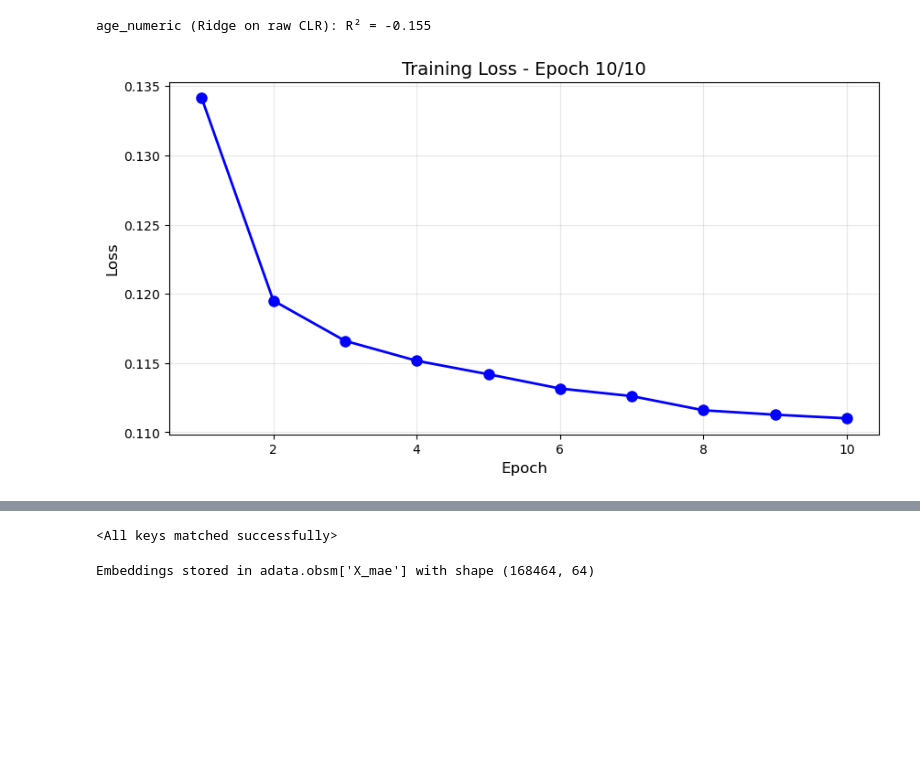
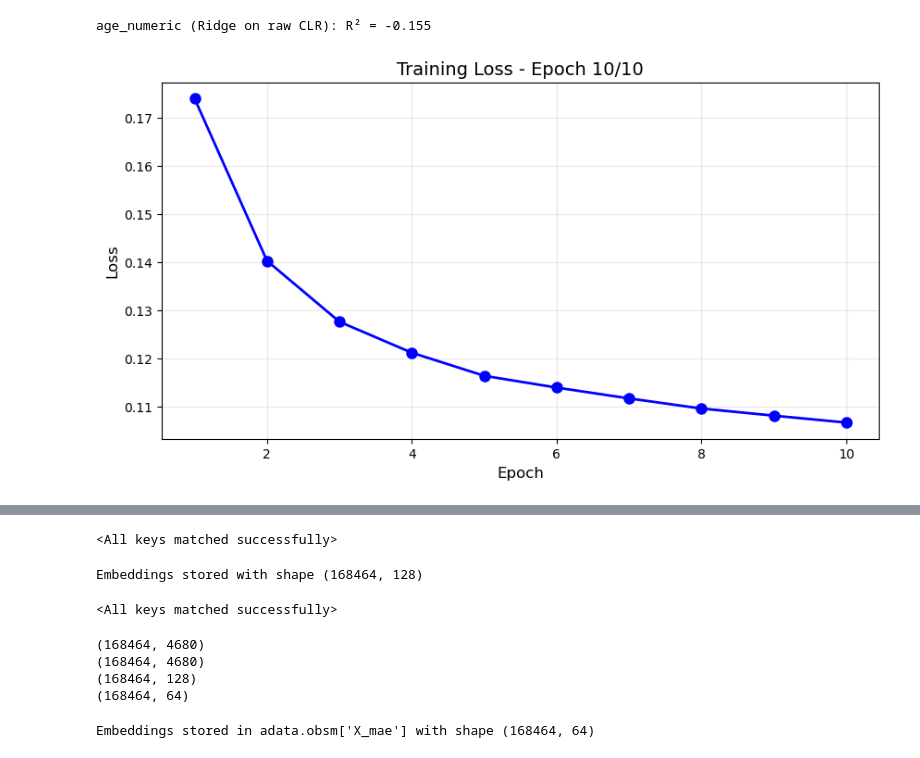
Before and after one commit to Philumination/masked-transformer-comparison, a Jupyter notebook: notebooks/initial-stuff.ipynb, the cells around one changed output, grey strips where cells are left out. Cells and saved outputs as stored; diff of their text form; code cells hidden in the pictures; blank space fills up the shorter version.

```diff
--- a/notebooks/initial-stuff.ipynb
+++ b/notebooks/initial-stuff.ipynb
@@ -267,24 +267,6 @@ plt.title("t-SNE - Location")
 plt.show()
 # %% [output]
 [figure]
-# %%
-# calculate transformations for 50 dimensions
-
-# --- PCA ---
-pca = PCA(n_components = 50, random_state = seed)
-adata.obsm["X_pca_50"] = pca.fit_transform(adata.layers["Clrs"])
-
-# --- UMAP ---
-reducer = umap.UMAP(n_components = 50,n_neighbors=30, min_dist = 0.1,random_state = seed)
-adata.obsm["X_umap_50"] = reducer.fit_transform(adata.layers["Clrs"])
-
-# --- t-SNE ---
-#no t-sne
-#tsne = TSNE(n_components = 50, random_state = seed, n_jobs = -1)
-#adata.obsm["X_tsne_50"] = tsne.fit_transform(adata.layers["Clrs"])
-
-# save
-adata.write_h5ad("../data/processed/adjusted_data.h5ad")
 # %%
 from sklearn.linear_model import LinearRegression
 from sklearn.model_selection import train_test_split
@@ -529,0 +354,3 @@ Name: count, dtype: int64
+# %%
+import anndata as ad
+adata = ad.read_h5ad("../data/processed/adjusted_data.h5ad")
@@ -719,9 +788,11 @@ class MicrobiomeMaskedTransformer(nn.Module):
         return self.decoder(encoded).squeeze(-1)
 # %%
 from IPython.display import clear_output
+import matplotlib.pyplot as plt
+
 
 # --- Configuration ---
-USE_TRANSFORMER = False
+USE_TRANSFORMER = True
 BATCH_SIZE = 32
 LEARNING_RATE = 1e-3
 EPOCHS = 10
@@ -740,7 +811,7 @@ dataloader = DataLoader(
 device = torch.device("cuda" if torch.cuda.is_available() else "cpu")
 if USE_TRANSFORMER:
     print("Initializing Masked Transformer...")
-    model = MicrobiomeMaskedTransformer(num_microbes=dataset.n_microbes).to(device)
+    model = MicrobiomeLatentTransformer(num_microbes=dataset.n_microbes).to(device)
 else:
     print("Initializing Masked Autoencoder (MLP)...")
     model = MicrobiomeMaskedAutoencoder(
@@ -771,31 +842,31 @@ for epoch in range(EPOCHS):
         optimizer.zero_grad()
         reconstruction = model(masked_input, mask)
         loss_matrix = criterion(reconstruction, target)
         masked_loss = (loss_matrix * mask.float()).sum() / (mask.sum() + 1e-6)
         global_loss = loss_matrix.mean()
         final_loss = masked_loss + (0.1 * global_loss)
         final_loss.backward()
         optimizer.step()
         total_loss += final_loss.item()
         total_masked_loss += masked_loss.item()
 
     # Calculate epoch average
     avg_loss = total_loss / len(dataloader)
     avg_masked_loss = total_masked_loss / len(dataloader)
     losses.append(avg_loss)
 
     # Clear output and redraw plot
     clear_output(wait=True)
     plt.figure(figsize=(10, 5))
     plt.plot(range(1, len(losses)+1), losses, 'b-o', linewidth=2, markersize=8)
     plt.xlabel('Epoch', fontsize=12)
     plt.ylabel('Loss', fontsize=12)
     plt.title(f'Training Loss - Epoch {epoch+1}/{EPOCHS}', fontsize=14)
     plt.grid(True, alpha=0.3)
     plt.show()
 
     print(f"Epoch {epoch+1}/{EPOCHS} | Total Loss: {avg_loss:.4f} | Masked Loss: {avg_masked_loss:.4f}")
 
 print("\nTraining complete.")
 # %% [output]
-[figure, old version]
+[figure, new version]
@@ -803,10 +874,60 @@ Epoch 10/10 | Total Loss: 0.1110 | Masked Loss: 0.1011
 
 Training complete.
+# %%
+# Save current trained weights
+#torch.save(model.state_dict(), "../data/processed/latent_transformer_weights.pth")
+
+device = torch.device("cuda" if torch.cuda.is_available() else "cpu")
+model = MicrobiomeLatentTransformer(num_microbes=dataset.n_microbes).to(device)
+model.load_state_dict(torch.load("../data/processed/latent_transformer_weights.pth"))
+# %% [output]
+<All keys matched successfully>
+# %%
+# embedding extraction for latent transformer
+def extract_latent_embeddings(model, dataset, device, batch_size=32):
+    """
+    Extracts latent representations from the transformer model.
+    """
+    model.eval()
+    embeddings = []
+
+    # Create a simple dataloader without masking collator
+    simple_loader = DataLoader(dataset, batch_size=batch_size, shuffle=False)
+
+    with torch.no_grad():
+        for clean_input in simple_loader:
+            clean_input = clean_input.to(device)
+            z = model.get_low_dim_repr(clean_input)
+            embeddings.append(z.cpu().numpy())
+
+    return np.vstack(embeddings)
+
+# --- Usage ---
+latent_vectors = extract_latent_embeddings(model, dataset, device)
+
+# Store in AnnData
+adata.obsm['X_latent_transformer'] = latent_vectors
+print(f"Embeddings stored with shape {adata.obsm['X_latent_transformer'].shape}")
+
+# Save
+adata.write_h5ad("../data/processed/adjusted_data.h5ad")
+# %% [output]
+Embeddings stored with shape (168464, 128)
 # %%
 # load model
 model.load_state_dict(torch.load("../data/processed/masked_autoencoder_model.pth"))
 # %% [output]
 <All keys matched successfully>
+# %%
+print(adata.X.shape)
+print(adata.layers['Clrs'].shape)
+print(adata.obsm["X_latent_transformer"].shape)
+print(adata.obsm["X_mae"].shape)
+# %% [output]
+(168464, 4680)
+(168464, 4680)
+(168464, 128)
+(168464, 64)
 # %%
 # embedding extraction(representation)
 def extract_embeddings(model, dataloader, device):
```
Also changed, not shown: parts of 5 cells of this notebook.
